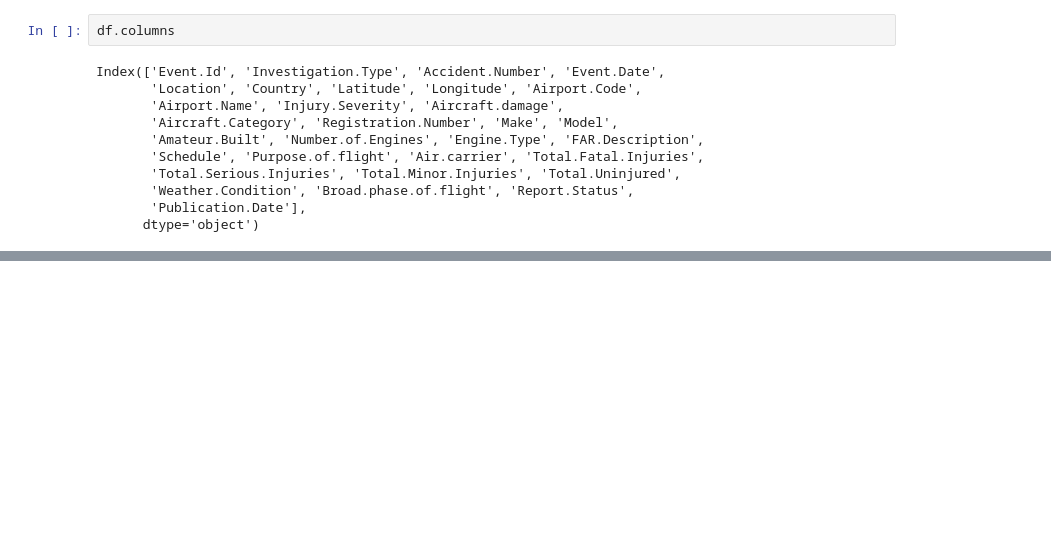
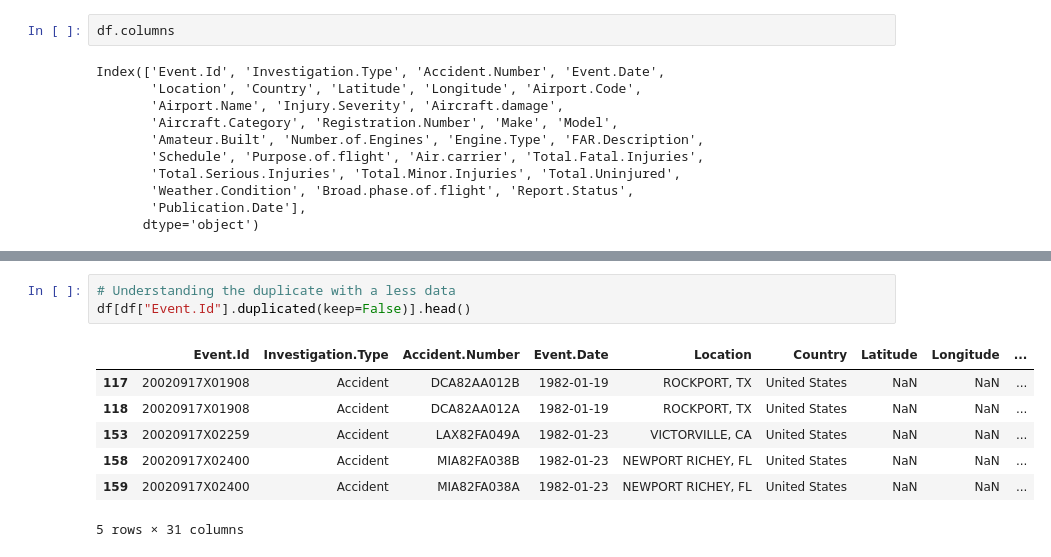
Before and after one commit to blaise-mwangi/dsc-project-aviation, a Jupyter notebook: dsc_project_aviation.ipynb, the cells around one changed output, grey strips where cells are left out. Saved outputs shown, nothing was run; the diff lists cells and outputs as text; blank space fills up the shorter version.

```diff
--- a/dsc_project_aviation.ipynb
+++ b/dsc_project_aviation.ipynb
@@ -100,0 +130,11 @@ Index(['Event.Id', 'Investigation.Type', 'Accident.Number', 'Event.Date',
+# %%
+# Understanding the duplicate with a less data
+df[df["Event.Id"].duplicated(keep=False)].head()
+# %% [output]
+|  | Event.Id | Investigation.Type | Accident.Number | Event.Date | Location | Country | Latitude | Longitude | ... |
+| 117 | 20020917X01908 | Accident | DCA82AA012B | 1982-01-19 | ROCKPORT, TX | United States | NaN | NaN | ... |
+| 118 | 20020917X01908 | Accident | DCA82AA012A | 1982-01-19 | ROCKPORT, TX | United States | NaN | NaN | ... |
+| 153 | 20020917X02259 | Accident | LAX82FA049A | 1982-01-23 | VICTORVILLE, CA | United States | NaN | NaN | ... |
+| 158 | 20020917X02400 | Accident | MIA82FA038B | 1982-01-23 | NEWPORT RICHEY, FL | United States | NaN | NaN | ... |
+| 159 | 20020917X02400 | Accident | MIA82FA038A | 1982-01-23 | NEWPORT RICHEY, FL | United States | NaN | NaN | ... |
+5 rows × 31 columns
```
Also changed, not shown: parts of 6 cells of this notebook.
